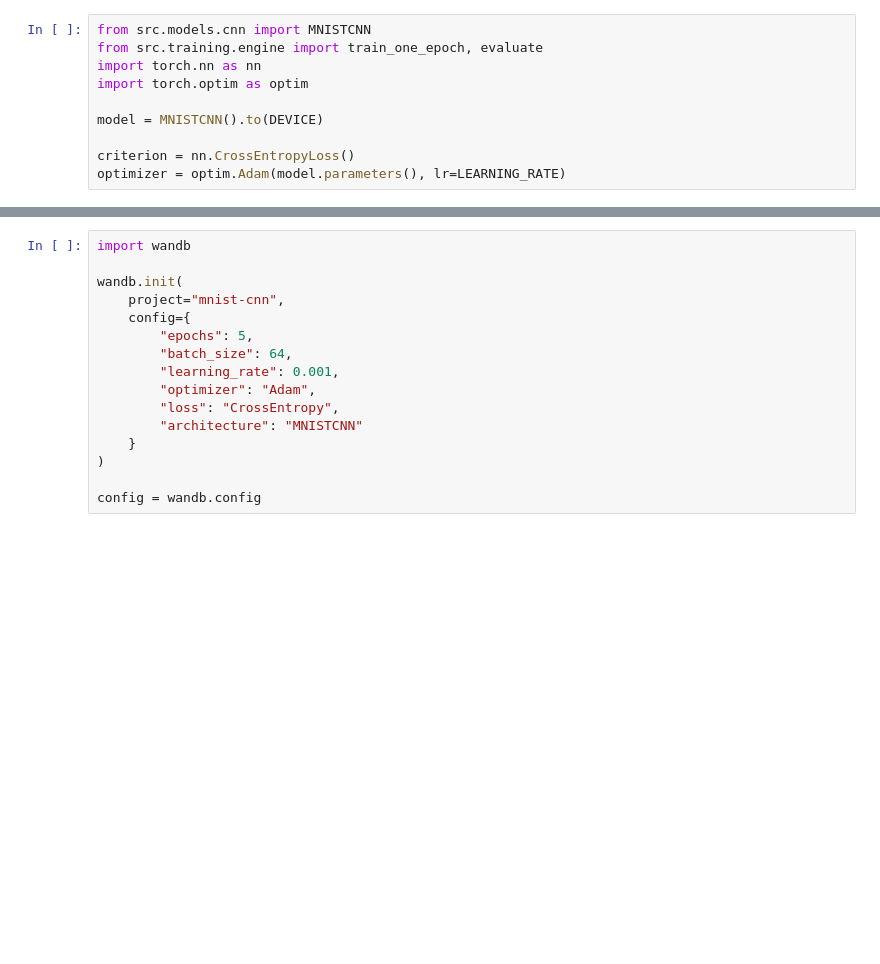
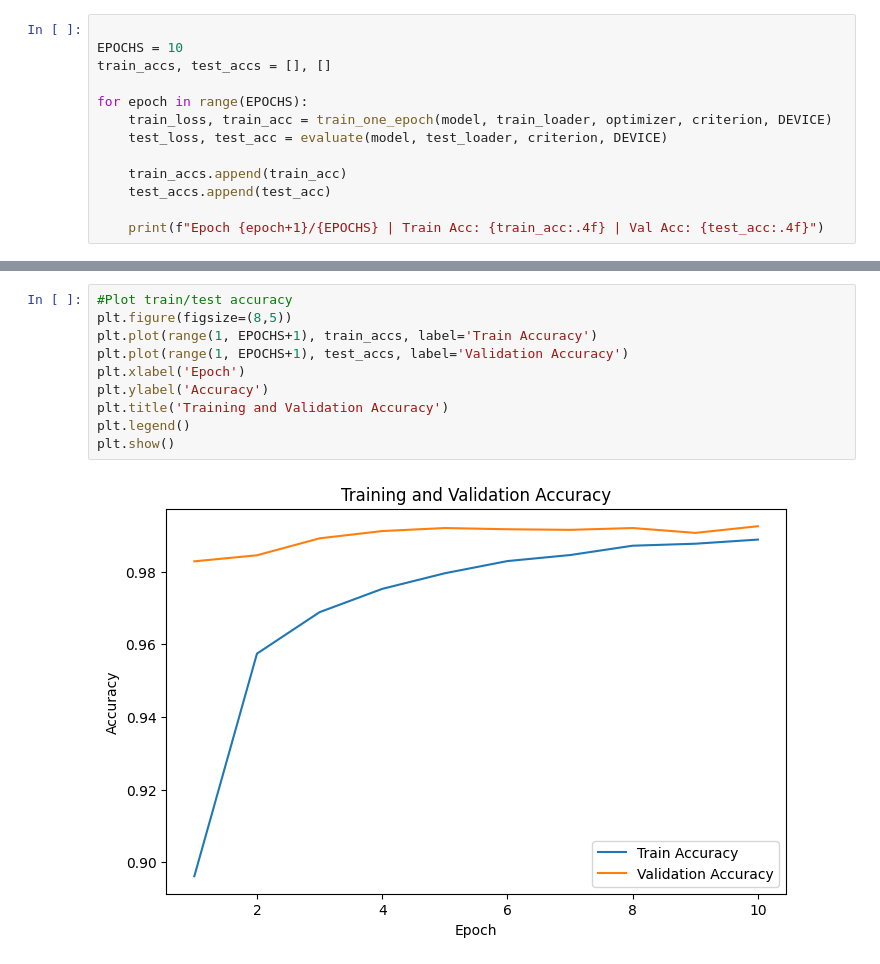
Before and after one commit to Anni0401/AIEngineering, a Jupyter notebook: notebooks/05_training.ipynb, the cells around one changed output, grey strips where cells are left out. Drawn from its saved outputs; the diff is of its cells as text; blank space fills up the shorter version.

```diff
--- a/notebooks/05_training.ipynb
+++ b/notebooks/05_training.ipynb
@@ -86,10 +53,13 @@ test_loader = DataLoader(
 # %%
-from src.models.cnn import MNISTCNN
-from src.training.engine import train_one_epoch, evaluate
-import torch.nn as nn
-import torch.optim as optim
 
-model = MNISTCNN().to(DEVICE)
+EPOCHS = 10
+train_accs, test_accs = [], []
 
-criterion = nn.CrossEntropyLoss()
-optimizer = optim.Adam(model.parameters(), lr=LEARNING_RATE)
+for epoch in range(EPOCHS):
+    train_loss, train_acc = train_one_epoch(model, train_loader, optimizer, criterion, DEVICE)
+    test_loss, test_acc = evaluate(model, test_loader, criterion, DEVICE)
+
+    train_accs.append(train_acc)
+    test_accs.append(test_acc)
+
+    print(f"Epoch {epoch+1}/{EPOCHS} | Train Acc: {train_acc:.4f} | Val Acc: {test_acc:.4f}")
@@ -96,16 +77,12 @@ optimizer = optim.Adam(model.parameters(), lr=LEARNING_RATE)
 # %%
-import wandb
-
-wandb.init(
-    project="mnist-cnn",
-    config={
-        "epochs": 5,
-        "batch_size": 64,
-        "learning_rate": 0.001,
-        "optimizer": "Adam",
-        "loss": "CrossEntropy",
-        "architecture": "MNISTCNN"
-    }
-)
-
-config = wandb.config
+#Plot train/test accuracy
+plt.figure(figsize=(8,5))
+plt.plot(range(1, EPOCHS+1), train_accs, label='Train Accuracy')
+plt.plot(range(1, EPOCHS+1), test_accs, label='Validation Accuracy')
+plt.xlabel('Epoch')
+plt.ylabel('Accuracy')
+plt.title('Training and Validation Accuracy')
+plt.legend()
+plt.show()
+# %% [output]
+[figure, added]
```
Also changed, not shown: parts of 10 cells of this notebook, 4 other files.
